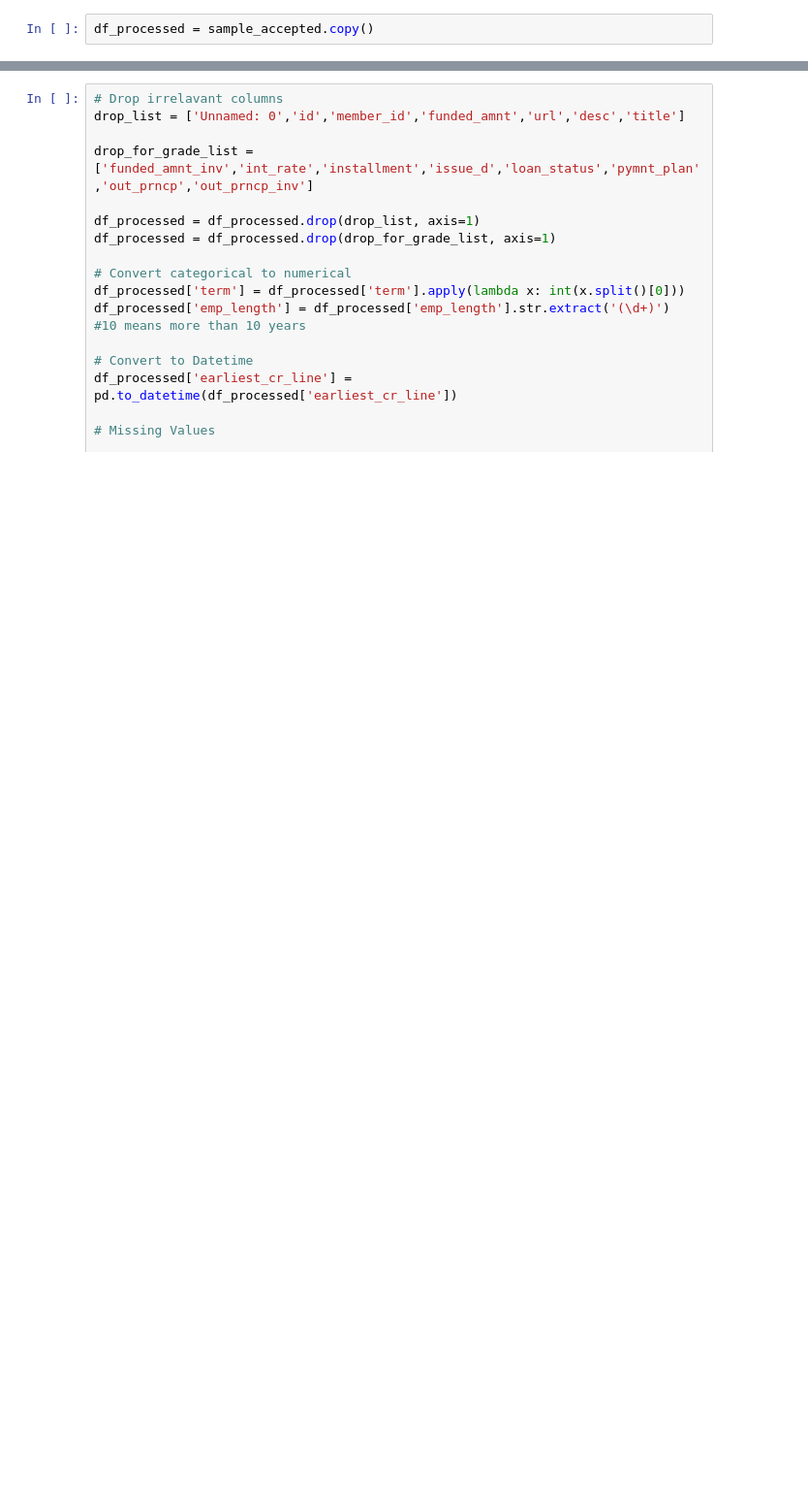
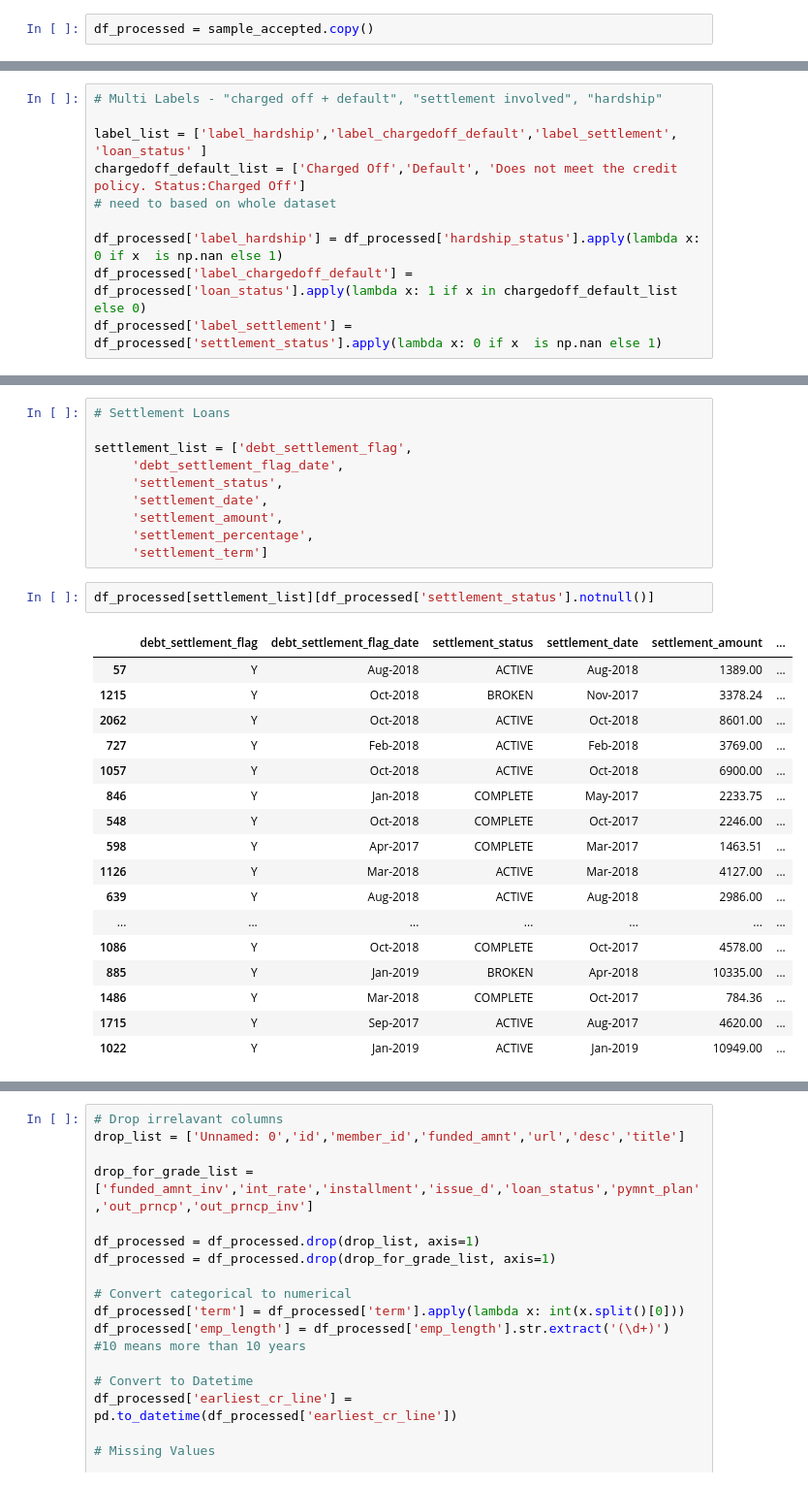
Before and after one commit to miazhx/capstone, a Jupyter notebook: Mia/multi_label.ipynb, the cells around one changed output, grey strips where cells are left out. Shown at 97% size. Saved outputs shown, nothing was run; the diff lists cells and outputs as text; blank space fills up the shorter version.

Commit message:
add labels

```diff
--- a/Mia/multi_label.ipynb
+++ b/Mia/multi_label.ipynb
@@ -88,0 +113,10 @@ df_processed = sample_accepted.copy()
+# %%
+# Multi Labels - "charged off + default", "settlement involved", "hardship"
+
+label_list = ['label_hardship','label_chargedoff_default','label_settlement', 'loan_status' ]
+chargedoff_default_list = ['Charged Off','Default', 'Does not meet the credit policy. Status:Charged Off']
+# need to based on whole dataset
+
+df_processed['label_hardship'] = df_processed['hardship_status'].apply(lambda x: 0 if x  is np.nan else 1)
+df_processed['label_chargedoff_default'] = df_processed['loan_status'].apply(lambda x: 1 if x in chargedoff_default_list else 0)
+df_processed['label_settlement'] = df_processed['settlement_status'].apply(lambda x: 0 if x  is np.nan else 1)
@@ -88,0 +163,30 @@ df_processed = sample_accepted.copy()
+# %%
+# Settlement Loans
+
+settlement_list = ['debt_settlement_flag',
+     'debt_settlement_flag_date',
+     'settlement_status',
+     'settlement_date',
+     'settlement_amount',
+     'settlement_percentage',
+     'settlement_term']
+# %%
+df_processed[settlement_list][df_processed['settlement_status'].notnull()]
+# %% [output]
+|  | debt_settlement_flag | debt_settlement_flag_date | settlement_status | settlement_date | settlement_amount | ... |
+| 57 | Y | Aug-2018 | ACTIVE | Aug-2018 | 1389.00 | ... |
+| 1215 | Y | Oct-2018 | BROKEN | Nov-2017 | 3378.24 | ... |
+| 2062 | Y | Oct-2018 | ACTIVE | Oct-2018 | 8601.00 | ... |
+| 727 | Y | Feb-2018 | ACTIVE | Feb-2018 | 3769.00 | ... |
+| 1057 | Y | Oct-2018 | ACTIVE | Oct-2018 | 6900.00 | ... |
+| 846 | Y | Jan-2018 | COMPLETE | May-2017 | 2233.75 | ... |
+| 548 | Y | Oct-2018 | COMPLETE | Oct-2017 | 2246.00 | ... |
+| 598 | Y | Apr-2017 | COMPLETE | Mar-2017 | 1463.51 | ... |
+| 1126 | Y | Mar-2018 | ACTIVE | Mar-2018 | 4127.00 | ... |
+| 639 | Y | Aug-2018 | ACTIVE | Aug-2018 | 2986.00 | ... |
+| ... | ... | ... | ... | ... | ... | ... |
+| 1086 | Y | Oct-2018 | COMPLETE | Oct-2017 | 4578.00 | ... |
+| 885 | Y | Jan-2019 | BROKEN | Apr-2018 | 10335.00 | ... |
+| 1486 | Y | Mar-2018 | COMPLETE | Oct-2017 | 784.36 | ... |
+| 1715 | Y | Sep-2017 | ACTIVE | Aug-2017 | 4620.00 | ... |
+| 1022 | Y | Jan-2019 | ACTIVE | Jan-2019 | 10949.00 | ... |
```
Also changed, not shown: parts of 19 cells of this notebook, 1 other file.
